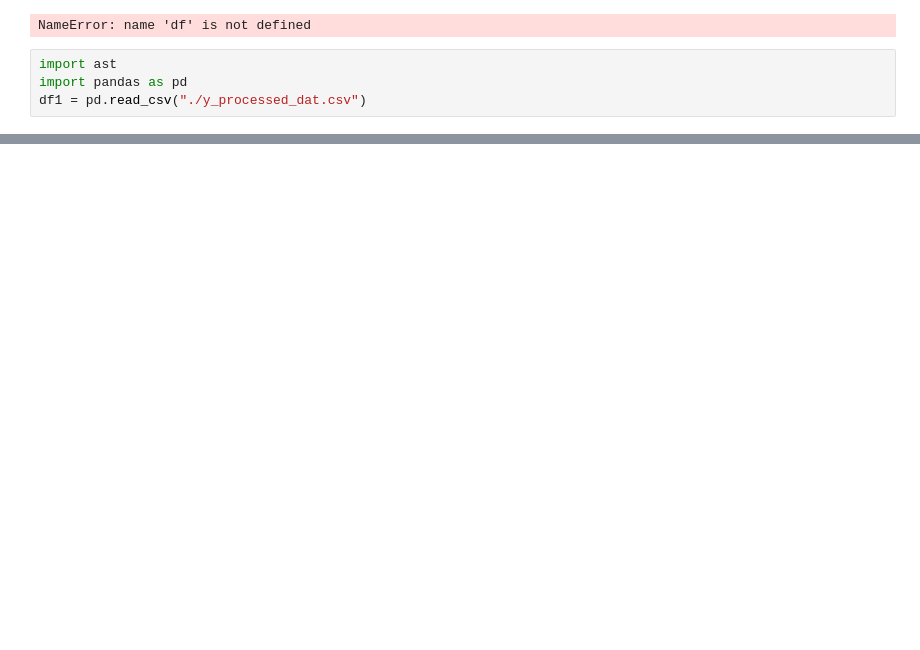
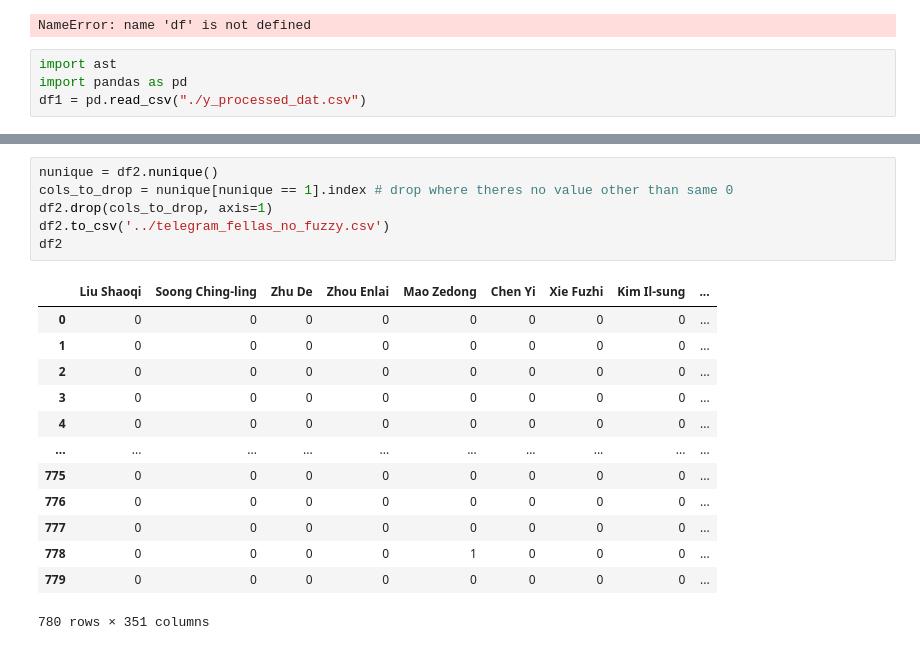
Before and after one commit to ks0m1c/lmaozhedong, a Jupyter notebook: BERT-NER-dev/roll_call.ipynb, the cells around one changed output, grey strips where cells are left out. Drawn from its saved outputs; the diff is of its cells as text; blank space fills up the shorter version.

```diff
--- a/BERT-NER-dev/roll_call.ipynb
+++ b/BERT-NER-dev/roll_call.ipynb
@@ -118,0 +179,20 @@ df2
+# %%
+nunique = df2.nunique()
+cols_to_drop = nunique[nunique == 1].index # drop where theres no value other than same 0
+df2.drop(cols_to_drop, axis=1)
+df2.to_csv('../telegram_fellas_no_fuzzy.csv')
+df2
+# %% [output]
+|  | Liu Shaoqi | Soong Ching-ling | Zhu De | Zhou Enlai | Mao Zedong | Chen Yi | Xie Fuzhi | Kim Il-sung | ... |
+| 0 | 0 | 0 | 0 | 0 | 0 | 0 | 0 | 0 | ... |
+| 1 | 0 | 0 | 0 | 0 | 0 | 0 | 0 | 0 | ... |
+| 2 | 0 | 0 | 0 | 0 | 0 | 0 | 0 | 0 | ... |
+| 3 | 0 | 0 | 0 | 0 | 0 | 0 | 0 | 0 | ... |
+| 4 | 0 | 0 | 0 | 0 | 0 | 0 | 0 | 0 | ... |
+| ... | ... | ... | ... | ... | ... | ... | ... | ... | ... |
+| 775 | 0 | 0 | 0 | 0 | 0 | 0 | 0 | 0 | ... |
+| 776 | 0 | 0 | 0 | 0 | 0 | 0 | 0 | 0 | ... |
+| 777 | 0 | 0 | 0 | 0 | 0 | 0 | 0 | 0 | ... |
+| 778 | 0 | 0 | 0 | 0 | 1 | 0 | 0 | 0 | ... |
+| 779 | 0 | 0 | 0 | 0 | 0 | 0 | 0 | 0 | ... |
+780 rows × 351 columns
```
Also changed, not shown: parts of 8 cells of this notebook, 5 other files.
